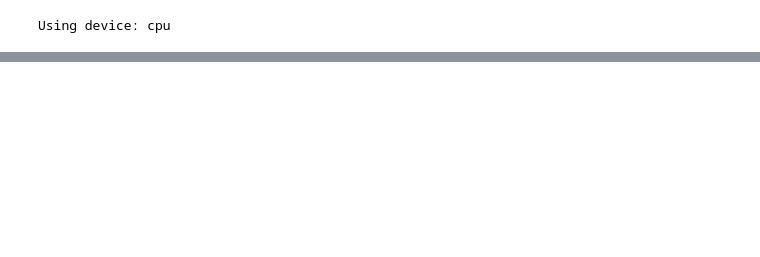
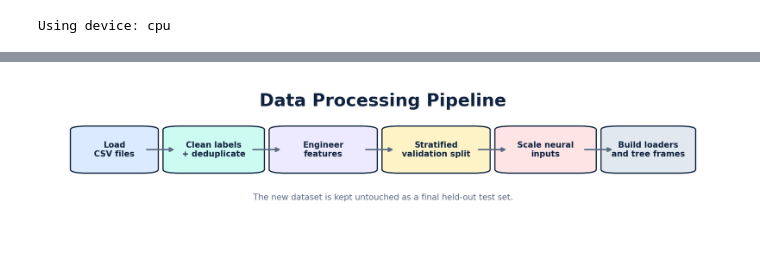
Before and after one commit to edwardkim22/APS360-Spotify, a Jupyter notebook: APS360_Spotify_Model.ipynb, the cells around one changed output, grey strips where cells are left out. Cells and saved outputs as stored; diff of their text form; code cells hidden in the pictures; blank space fills up the shorter version.

```diff
--- a/APS360_Spotify_Model.ipynb
+++ b/APS360_Spotify_Model.ipynb
@@ -566,0 +1042,67 @@ Primary test acc: 0.7026
+# %%
+fig, ax = plt.subplots(figsize=(10.0, 2.35))
+ax.set_xlim(0, 1)
+ax.set_ylim(0, 1)
+ax.axis("off")
+
+ax.text(
+    0.5, 0.89,
+    "Data Processing Pipeline",
+    ha="center", va="center",
+    fontsize=18,
+    fontweight="bold",
+    color=PALETTE["ink"]
+)
+
+gap = 0.047
+y = 0.42
+h = 0.28
+
+widths = [0.09, 0.11, 0.12, 0.12, 0.11, 0.10]
+labels = [
+    "Load\nCSV files",
+    "Clean labels\n+ deduplicate",
+    "Engineer\nfeatures",
+    "Stratified\nvalidation split",
+    "Scale neural\ninputs",
+    "Build loaders\nand tree frames",
+]
+colors = [
+    PALETTE["sky"],
+    PALETTE["mint"],
+    PALETTE["lavender"],
+    PALETTE["sand"],
+    PALETTE["blush"],
+    PALETTE["slate"],
+]
+
+total_width = sum(widths) + gap * (len(widths) - 1)
+start_x = (1 - total_width) / 2
+
+x_positions = [start_x]
+for w in widths[:-1]:
+    x_positions.append(x_positions[-1] + w + gap)
+
+steps = [
+    (x, y, w, h, label, color)
+    for x, w, label, color in zip(x_positions, widths, labels, colors)
+]
+
+for x, y, w, h, label, color in steps:
+    rounded_box(ax, x, y, w, h, label, color, fontsize=8.3)
+
+for (x, y, w, h, _, _), (nx, ny, nw, nh, _, _) in zip(steps[:-1], steps[1:]):
+    arrow(ax, x + w, y + h / 2, nx, ny + nh / 2, y_text_offset=0.0)
+
+ax.text(
+    0.5, 0.22,
+    "The new dataset is kept untouched as a final held-out test set.",
+    ha="center",
+    color=PALETTE["muted"],
+    fontsize=8.5
+)
+
+plt.subplots_adjust(left=0.02, right=0.98, top=0.95, bottom=0.06)
+plt.show()
+# %% [output]
+[figure, added]
```
Also changed, not shown: parts of 12 cells of this notebook, 7 other files.
